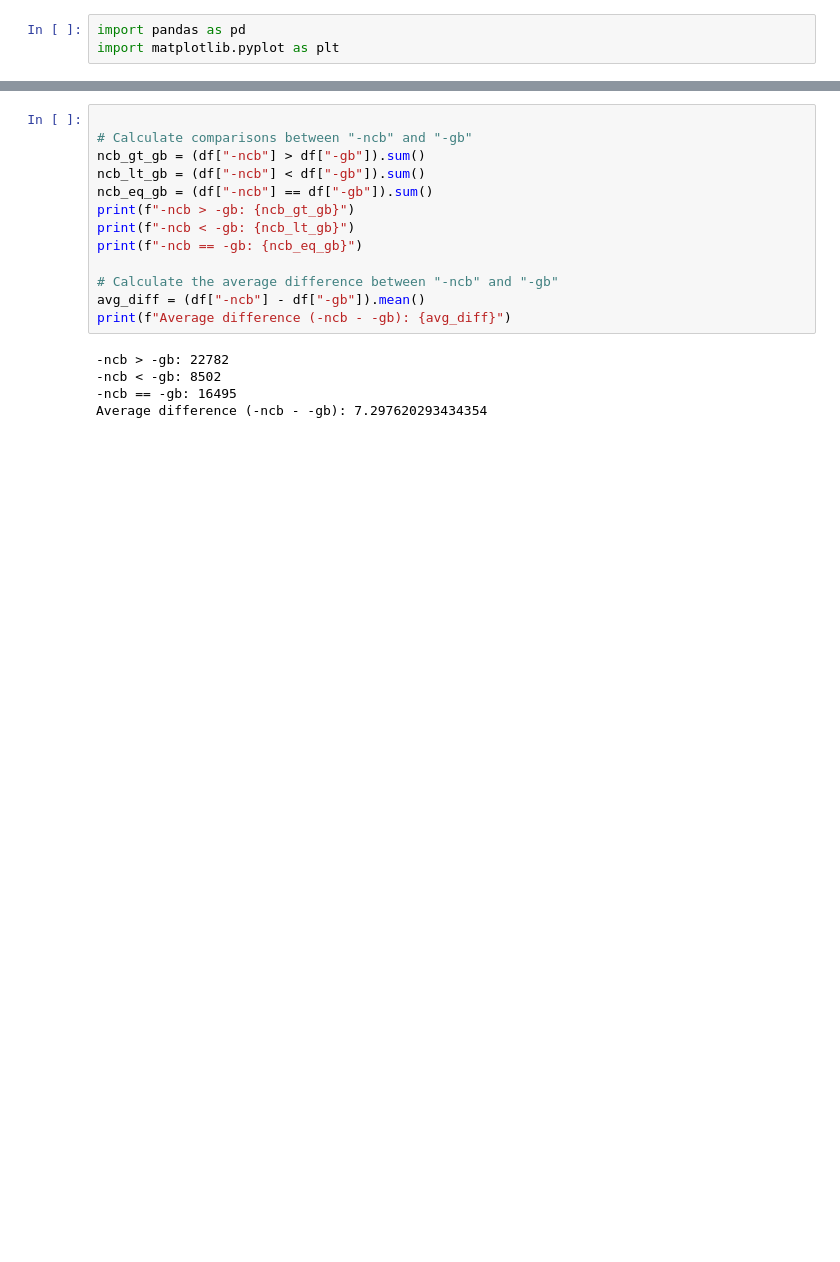
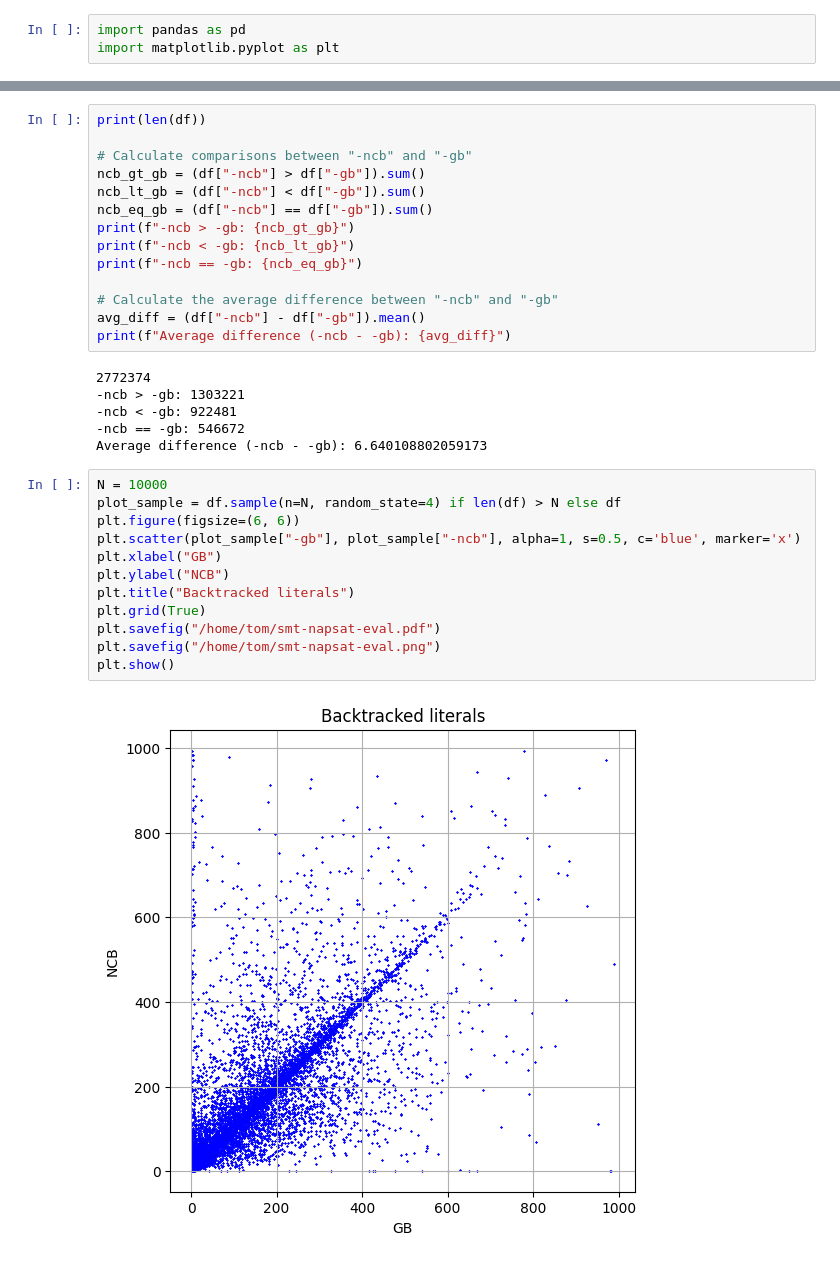
Before and after one commit to RobCoutel/NapSAT, a Jupyter notebook: scripts/smt-napsat-eval.ipynb, the cells around one changed output, grey strips where cells are left out. Cells and saved outputs as stored; diff of their text form; blank space fills up the shorter version.

```diff
--- a/scripts/smt-napsat-eval.ipynb
+++ b/scripts/smt-napsat-eval.ipynb
@@ -13,5 +8,6 @@ df = pd.read_csv(csv_path)
 df.columns = ['experiment', "-rscb", "-ncb", "-gb", "-rscb-c", "-ncb-c", "-gb-c"]
 # %%
+print(len(df))
 
 # Calculate comparisons between "-ncb" and "-gb"
 ncb_gt_gb = (df["-ncb"] > df["-gb"]).sum()
@@ -25,8 +21,23 @@ print(f"-ncb == -gb: {ncb_eq_gb}")
 avg_diff = (df["-ncb"] - df["-gb"]).mean()
 print(f"Average difference (-ncb - -gb): {avg_diff}")
 # %% [output]
--ncb > -gb: 22782
--ncb < -gb: 8502
--ncb == -gb: 16495
-Average difference (-ncb - -gb): 7.297620293434354
+2772374
+-ncb > -gb: 1303221
+-ncb < -gb: 922481
+-ncb == -gb: 546672
+Average difference (-ncb - -gb): 6.640108802059173
+# %%
+N = 10000
+plot_sample = df.sample(n=N, random_state=4) if len(df) > N else df
+plt.figure(figsize=(6, 6))
+plt.scatter(plot_sample["-gb"], plot_sample["-ncb"], alpha=1, s=0.5, c='blue', marker='x')
+plt.xlabel("GB")
+plt.ylabel("NCB")
+plt.title("Backtracked literals")
+plt.grid(True)
+plt.savefig("/home/tom/smt-napsat-eval.pdf")
+plt.savefig("/home/tom/smt-napsat-eval.png")
+plt.show()
+# %% [output]
+[figure, added]
 # %%
```
Also changed, not shown: parts of 13 cells of this notebook.
